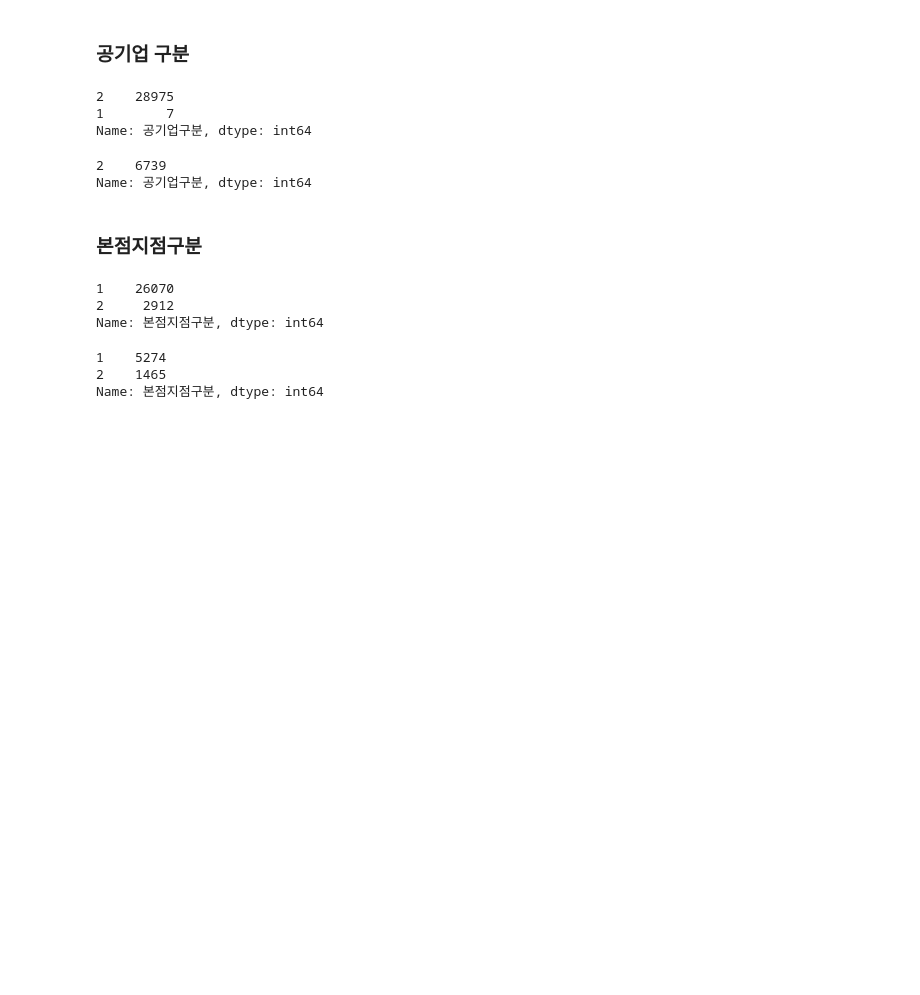
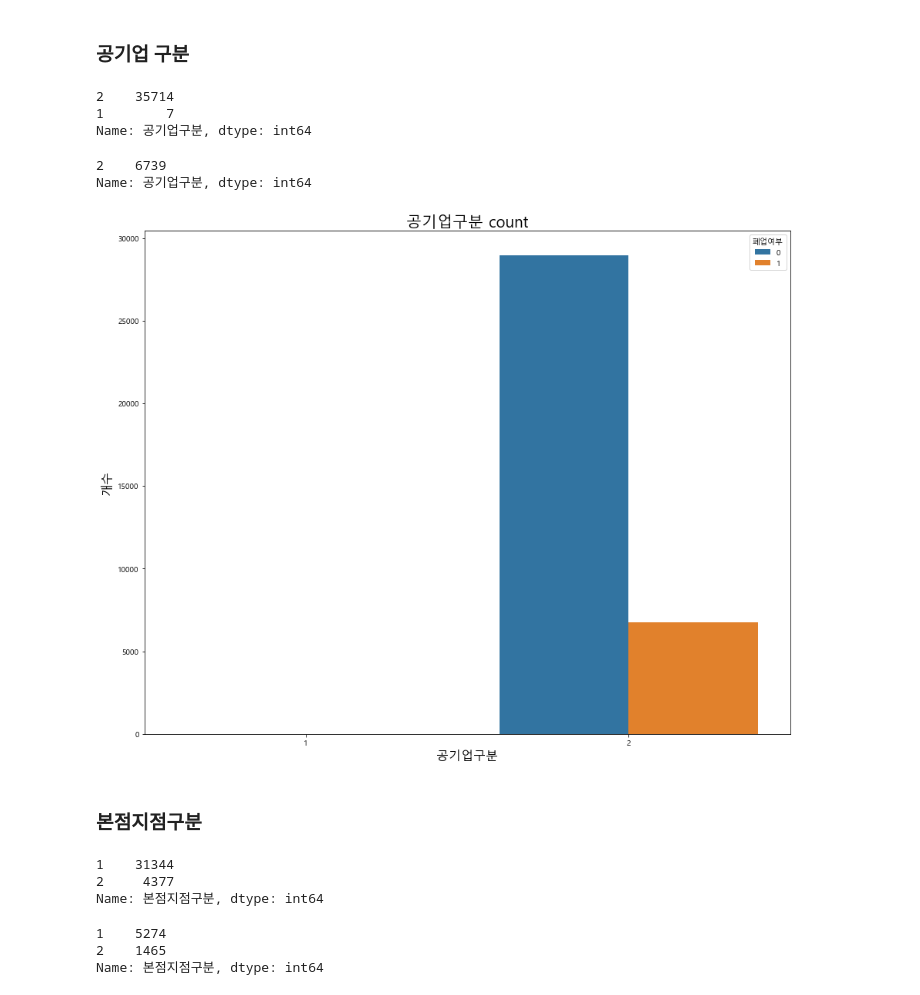
Before and after one commit to YoonJiHwan98/numble_repo, a Jupyter notebook: code/numble_EDA.ipynb, the cells around one changed output. Drawn from its saved outputs; the diff is of its cells as text; code cells hidden in the pictures; blank space fills up the shorter version.

```diff
--- a/code/numble_EDA.ipynb
+++ b/code/numble_EDA.ipynb
@@ -5,0 +8,12 @@ import matplotlib.pyplot as plt
+# %%
+
+plt.rc('font', family='NanumBarunGothic')
+font_location = 'C:/Windows/Fonts/MALGUNSL.TTF'  # for windows
+font_name = fm.FontProperties(fname=font_location).get_name()
+plt.rc('font', family=font_name)
+# %%
+%matplotlib inline
+import matplotlib as mpl
+mpl.rc('axes',labelsize = 20)
+mpl.rc('xtick',labelsize = 20)
+mpl.rc('ytick',labelsize = 20)
@@ -10,0 +24,3 @@ df_jaemu = pd.read_csv(r'C:\Users\yoon9\Desktop\3-2\Numble\넘블 챌린지 데
+# %%
+df = pd.read_csv(r'C:\Users\yoon9\PycharmProjects\Sejong_Project\Numble\data\company_info(전체).csv')
+df
@@ -35,7 +65,7 @@ plt.rc('font', family=font_name)
 # %%
 # EDA 전 columns name 변경해주도록 하겠습니다.
 
-df_active = df_active.rename(columns= {'BIZ_NO':'사업자등록번호', 'CMP_PFIX_NM':'기업접두명', 'CMP_NM1':'기업명', 'CMP_SFIX_NM':'기업접미명', 'CMP_ENM':'기업영문명', 'BZ_TYP':'업종','CMP_SCL':'기업규모', 'PBCO_GB':'공기업구분',
+df = df.rename(columns= {'BIZ_NO':'사업자등록번호', 'CMP_PFIX_NM':'기업접두명', 'CMP_NM1':'기업명', 'CMP_SFIX_NM':'기업접미명', 'CMP_ENM':'기업영문명', 'BZ_TYP':'업종','CMP_SCL':'기업규모', 'PBCO_GB':'공기업구분',
                            'PSN_CORP_GB':'개인법인구분', 'HDOF_BR_GB':'본점지점구분', 'FR_IVST_CORP_YN':'국외투자법인여부', 'VENT_YN':'벤처기업여부', 'LIST_CD':'상장코드', 'IND_CD_ORDR':'산업코드차수', 'IND_CD1':'산업코드1', 'IND_CD2':'산업코드2', 'IND_CD3':'산업코드3','PB_ORG_TYP':'공공기관유형', 'MDSCO_PRTC_YN':'중견기업보호여부', 'HDOF_CMP_CD':'본점기업코드', 'ESTB_DATE':'설립일자', 'ESTB_GB':'설립구분', 'LIST_DATE':'상장일자', 'MN_BIZ_CONT':'주요사업내용', 'NATN_NM':'국가명', 'HOMEPAGE_URL':'홈페이지URL', 'CEO_NM':'대표자명','EMP_CNT':'직원수'})
 
 # ['BIZ_NO', 'CMP_PFIX_NM', 'CMP_NM1', 'CMP_SFIX_NM', 'CMP_ENM', 'BZ_TYP','CMP_SCL', 'PBCO_GB', 'PSN_CORP_GB', 'HDOF_BR_GB', 'FR_IVST_CORP_YN',
@@ -129,14 +149,15 @@ Name: 기업규모, dtype: int64
 # %% [markdown]
 ### 공기업 구분
 # %%
-df_active['공기업구분'].value_counts() # 7개를 제외한 모든 기업이 사기업인듯
+df['공기업구분'].value_counts() # 7개를 제외한 모든 기업이 사기업인듯
+
 
 # 1 : 공기업
 # 2 : 사기업
 
 # 7개 기업 제외하고 모두 공기업이다.
 # %% [output]
-2    28975
+2    35714
 1        7
 Name: 공기업구분, dtype: int64
 # %%
@@ -146,16 +167,26 @@ df_down['공기업구분'].value_counts()
 # %% [output]
 2    6739
 Name: 공기업구분, dtype: int64
+# %%
+plt.figure(figsize=(15,12))
+sns.countplot(data = df,x='공기업구분',hue='폐업 여부')
+plt.title('공기업구분 count', fontsize=20)
+plt.xlabel('공기업구분', fontsize=16)
+plt.ylabel('개수', fontsize=16)
+#save_fig("업종_countplot")
+plt.show()
+# %% [output]
+[figure, added]
 # %% [markdown]
 ### 본점지점구분
 # %%
-df_active['본점지점구분'].value_counts()
+df['본점지점구분'].value_counts()
 
 # 1: 본점
 # 2: 분점
 # %% [output]
-1    26070
-2     2912
+1    31344
+2     4377
 Name: 본점지점구분, dtype: int64
 # %%
 df_down['본점지점구분'].value_counts()
```
Also changed, not shown: parts of 22 cells of this notebook, 17 other files.
